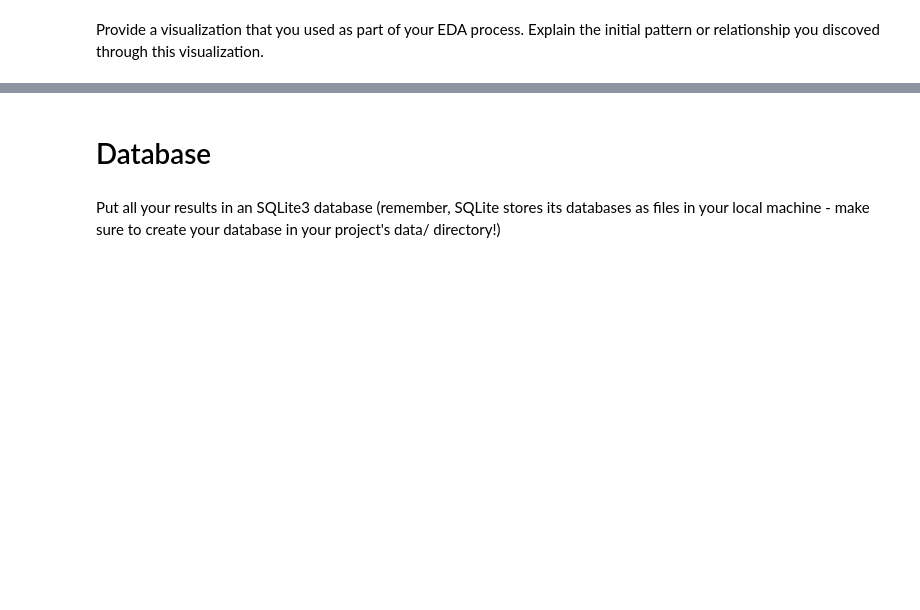
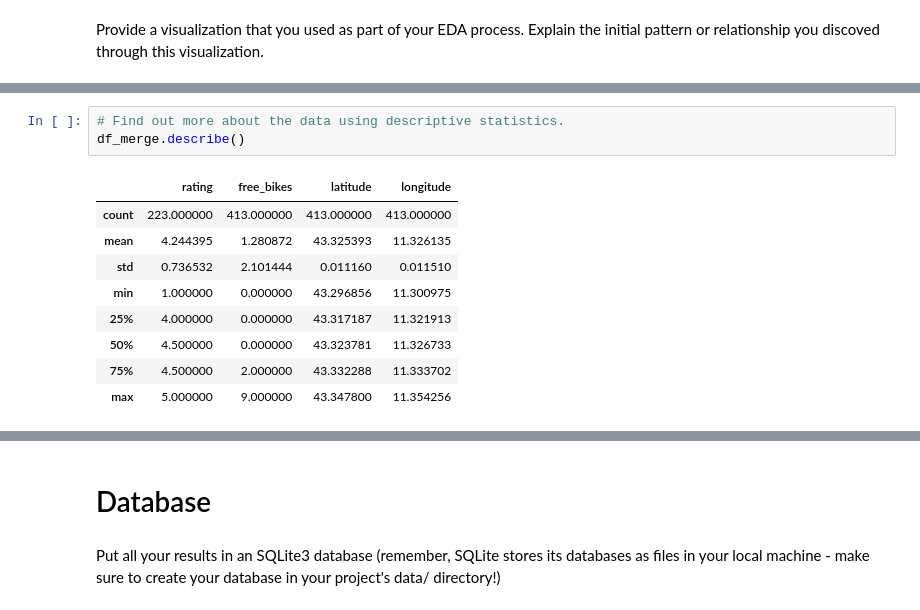
Before and after one commit to thonglamhai/statistical_modelling, a Jupyter notebook: notebooks/joining_data.ipynb, the cells around one changed output, grey strips where cells are left out. Drawn from its saved outputs; the diff is of its cells as text; blank space fills up the shorter version.

```diff
--- a/notebooks/joining_data.ipynb
+++ b/notebooks/joining_data.ipynb
@@ -42,0 +69,13 @@ df_merge.head()
+# %%
+# Find out more about the data using descriptive statistics.
+df_merge.describe()
+# %% [output]
+|  | rating | free_bikes | latitude | longitude |
+| count | 223.000000 | 413.000000 | 413.000000 | 413.000000 |
+| mean | 4.244395 | 1.280872 | 43.325393 | 11.326135 |
+| std | 0.736532 | 2.101444 | 0.011160 | 0.011510 |
+| min | 1.000000 | 0.000000 | 43.296856 | 11.300975 |
+| 25% | 4.000000 | 0.000000 | 43.317187 | 11.321913 |
+| 50% | 4.500000 | 0.000000 | 43.323781 | 11.326733 |
+| 75% | 4.500000 | 2.000000 | 43.332288 | 11.333702 |
+| max | 5.000000 | 9.000000 | 43.347800 | 11.354256 |
```
Also changed, not shown: parts of 18 cells of this notebook, 1 other file.
